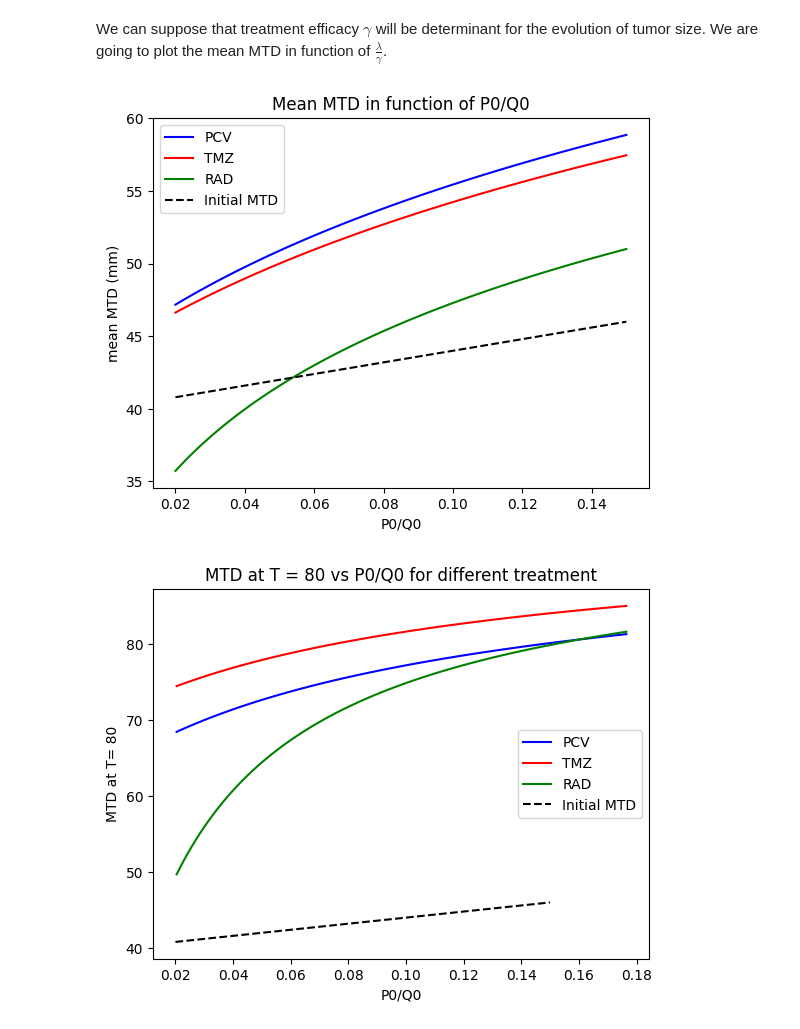
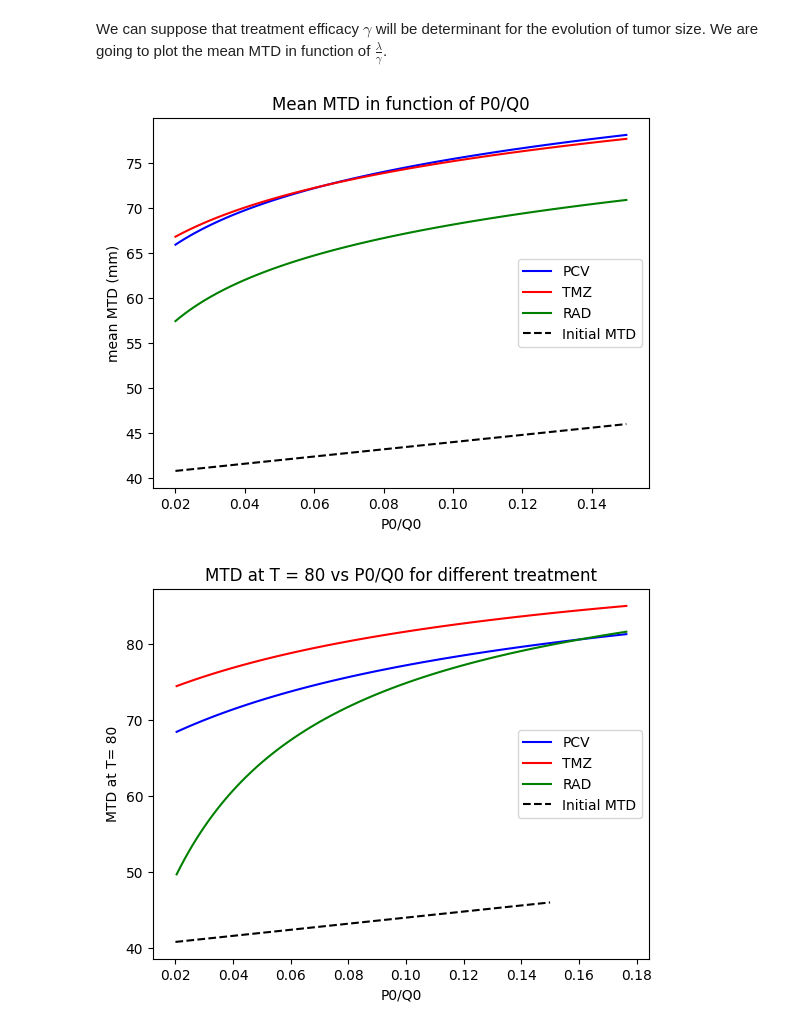
Before and after one commit to ambrejaeger/TP-M2, a Jupyter notebook: TP_parameters_exploration.ipynb, the cells around one changed output. Drawn from its saved outputs; the diff is of its cells as text; code cells hidden in the pictures.

```diff
--- a/TP_parameters_exploration.ipynb
+++ b/TP_parameters_exploration.ipynb
@@ -198,35 +198,35 @@ def meanMTD_vs_P0Q0(param, T):
     MTD = []
     rapport = []
 
     #We assume P0 will vary in 2% to 15% of Q0
 
     for i in T:
         P0 = i*Q0
-        t = np.linspace(0, 80, 800)
+        t = np.linspace(0, 40, 800)
         y = odeint(derivees, (1.0, P0, Q0, 0.0), t, args=(param, ))
         MTD += [np.mean(y[:, 1] + y[:, 2] + y[:, 3])]
         rapport += [P0/Q0]
 
     return rapport, MTD
 
 T = np.linspace(0.02, 0.15, 100)
 results_PCV = meanMTD_vs_P0Q0(parameters_PCV, T)
 results_TMZ = meanMTD_vs_P0Q0(parameters_TMZ, T)
 results_rad = meanMTD_vs_P0Q0(parameters_rad, T)
 
 plt.plot(results_PCV[0], results_PCV[1], 'b', label = 'PCV')
 plt.plot(results_TMZ[0], results_TMZ[1], 'r', label = 'TMZ')
 plt.plot(results_rad[0], results_rad[1], 'g', label = 'RAD')
 plt.plot(initial_Pstar()[0], initial_Pstar()[1], 'black', linestyle='--', label = 'Initial MTD')
 
 plt.xlabel('P0/Q0')
 plt.ylabel('mean MTD (mm)')
 plt.title('Mean MTD in function of P0/Q0')
 
 plt.legend()
 plt.show()
 # %% [output]
-[figure, old version]
+[figure, new version]
 # %%
 def MTDatT_vs_P0Q0(param, T):
     size = 50
```
Also changed, not shown: parts of 3 cells of this notebook, 1 other file.
